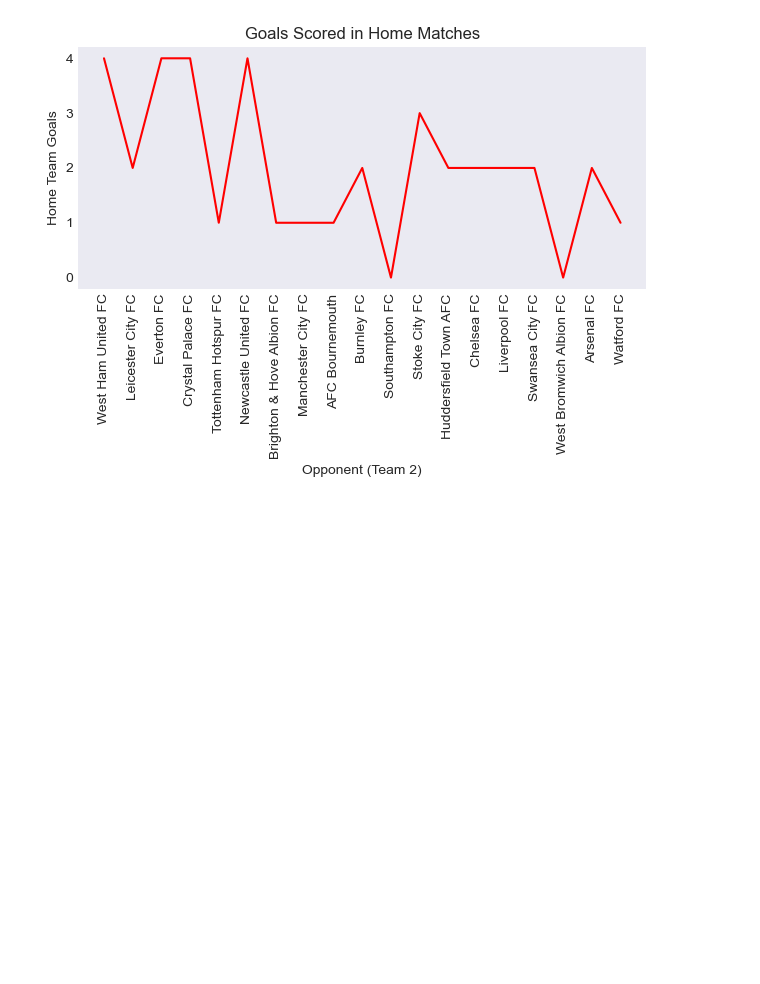
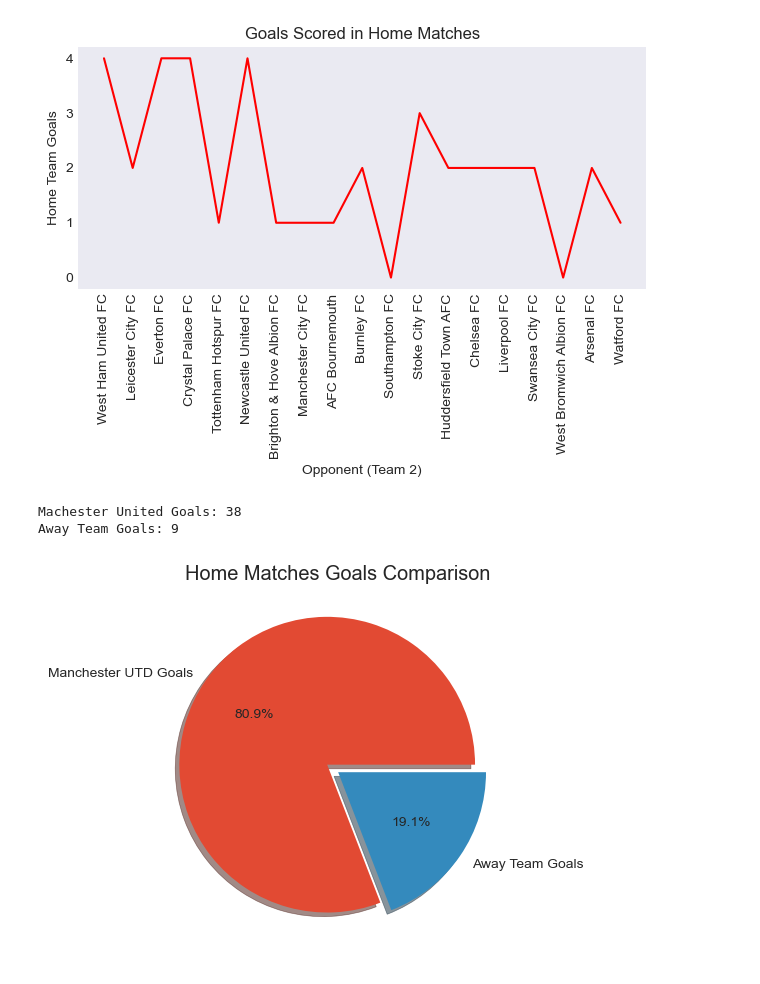
Before and after one commit to Kabir-Khan7/data-science-foundations, a Jupyter notebook: 04_Step_Data_Visualization/01_Matplotlib.ipynb, the cells around one changed output. Drawn from its saved outputs; the diff is of its cells as text; code cells hidden in the pictures; blank space fills up the shorter version.

```diff
--- a/04_Step_Data_Visualization/01_Matplotlib.ipynb
+++ b/04_Step_Data_Visualization/01_Matplotlib.ipynb
@@ -164,3 +156,30 @@ plt.tight_layout()
 plt.show() # Add this to display the plot in Jupyter Lab
 # %% [output]
 [figure]
+# %%
+team1_goal = home_match["Team1_Goals"].sum()
+print("Machester United Goals:",team1_goal)
+team2_goal = home_match["Team2_Goals"].sum()
+print("Away Team Goals:",team2_goal)
+# %% [output]
+Machester United Goals: 38
+Away Team Goals: 9
+# %%
+import matplotlib.pyplot as plt
+plt.style.use("ggplot")
+
+labels = ["Manchester UTD Goals", "Away Team Goals"]
+val = [team1_goal, team2_goal]
+explode = [0.09, 0]
+
+plt.title("Home Matches Goals Comparison")
+plt.pie(
+    val,
+    labels=labels,
+    autopct = "%1.1f%%",
+    explode = explode,
+    shadow=True
+)
+plt.show()
+# %% [output]
+[figure, added]
```
Also changed, not shown: parts of 3 cells of this notebook, 3 other files.
